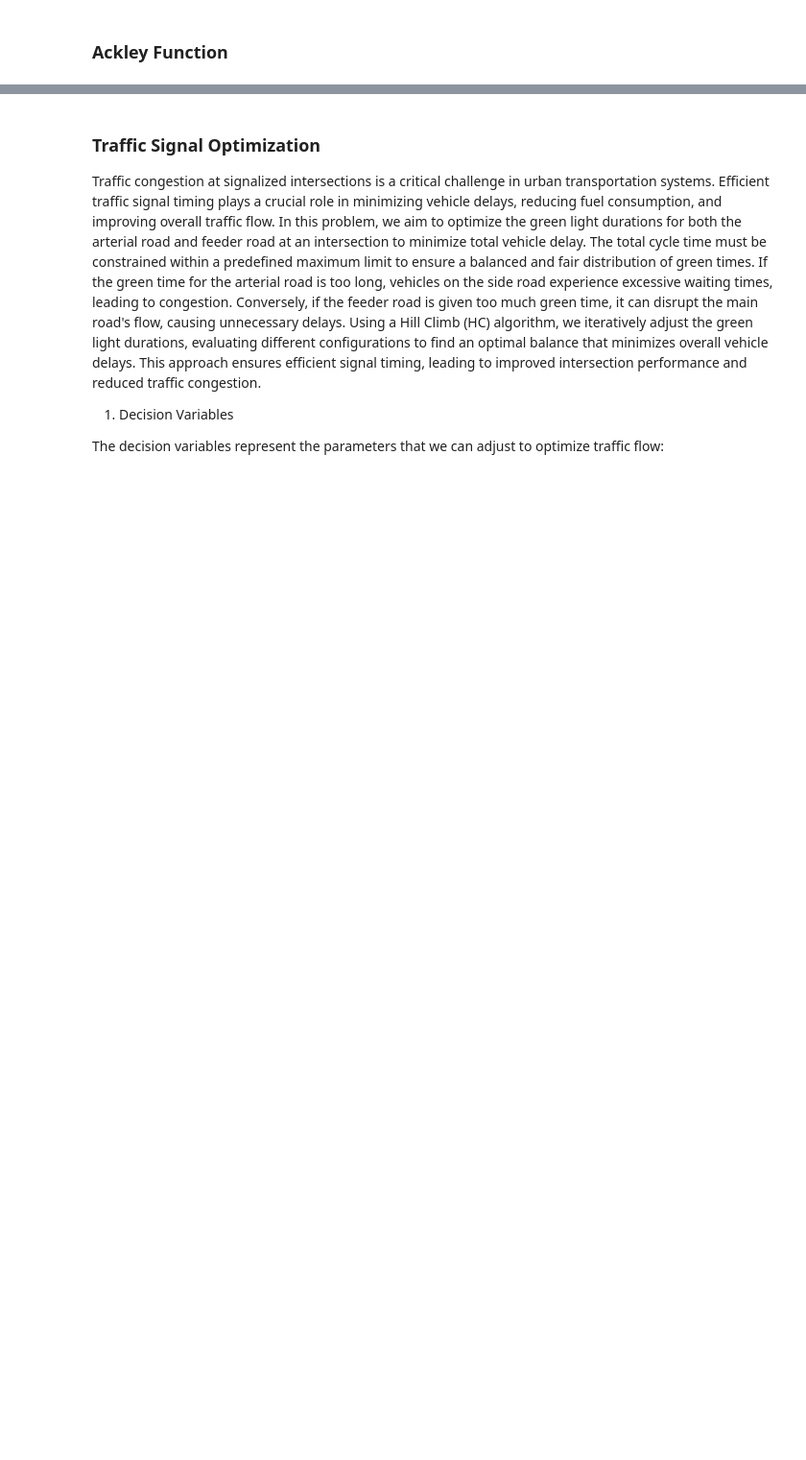
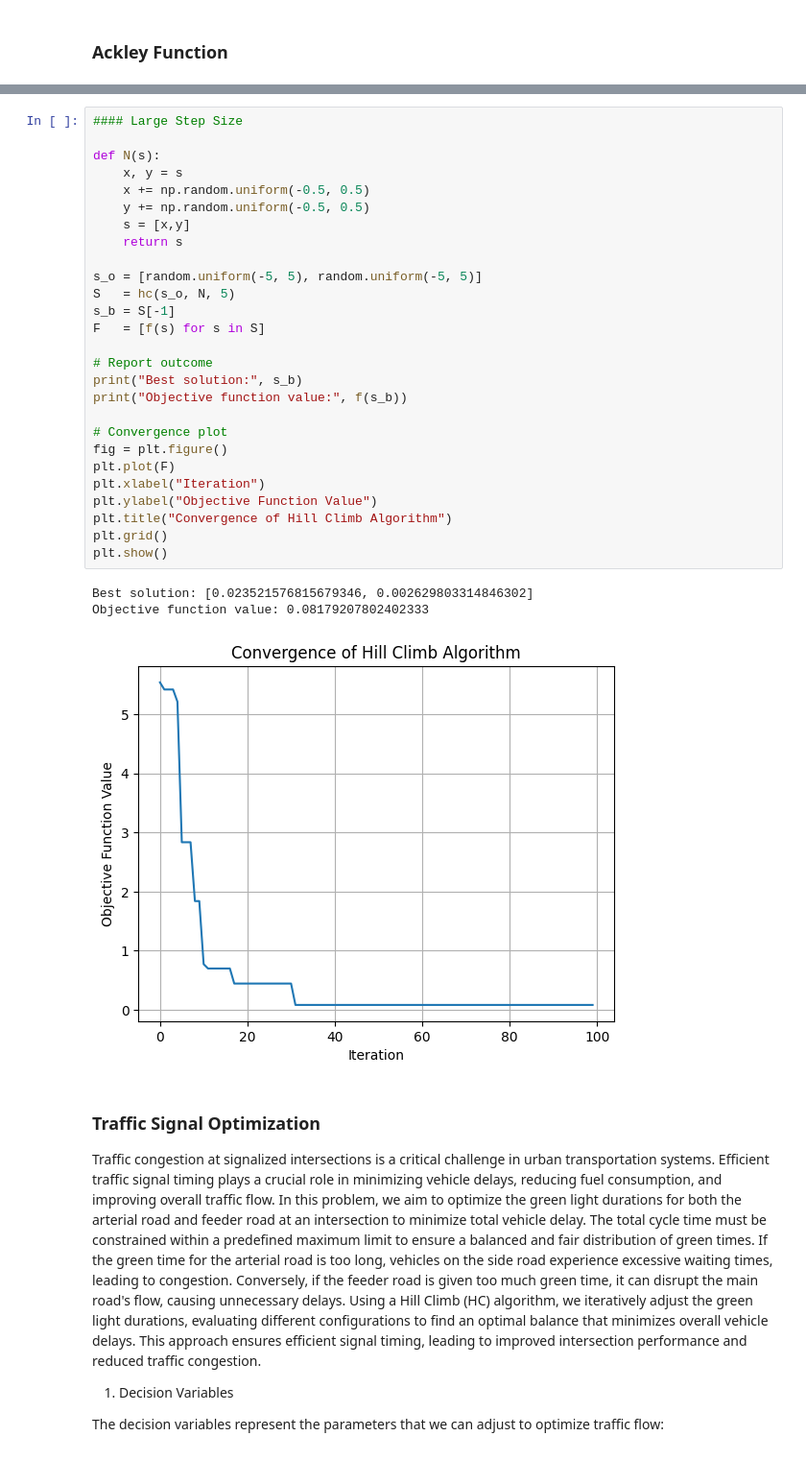
Before and after one commit to anmpahwa/CE5972, a Jupyter notebook: book/content/lecture_29.ipynb, the cells around one changed output, grey strips where cells are left out. Shown at 96% size. Drawn from its saved outputs; the diff is of its cells as text; blank space fills up the shorter version.

```diff
--- a/book/content/lecture_29.ipynb
+++ b/book/content/lecture_29.ipynb
@@ -155,3 +168,34 @@ Objective function value: 5.382018933858578
+# %%
+#### Large Step Size
+
+def N(s):
+    x, y = s
+    x += np.random.uniform(-0.5, 0.5)
+    y += np.random.uniform(-0.5, 0.5)
+    s = [x,y]
+    return s
+
+s_o = [random.uniform(-5, 5), random.uniform(-5, 5)]
+S   = hc(s_o, N, 5)
+s_b = S[-1]
+F   = [f(s) for s in S]
+
+# Report outcome
+print("Best solution:", s_b)
+print("Objective function value:", f(s_b))
+
+# Convergence plot
+fig = plt.figure()
+plt.plot(F)
+plt.xlabel("Iteration")
+plt.ylabel("Objective Function Value")
+plt.title("Convergence of Hill Climb Algorithm")
+plt.grid()
+plt.show()
+# %% [output]
+Best solution: [0.023521576815679346, 0.002629803314846302]
+Objective function value: 0.08179207802402333
+[figure, added]
 # %% [markdown]
 ### Traffic Signal Optimization
 
```
Also changed, not shown: parts of 5 cells of this notebook.
